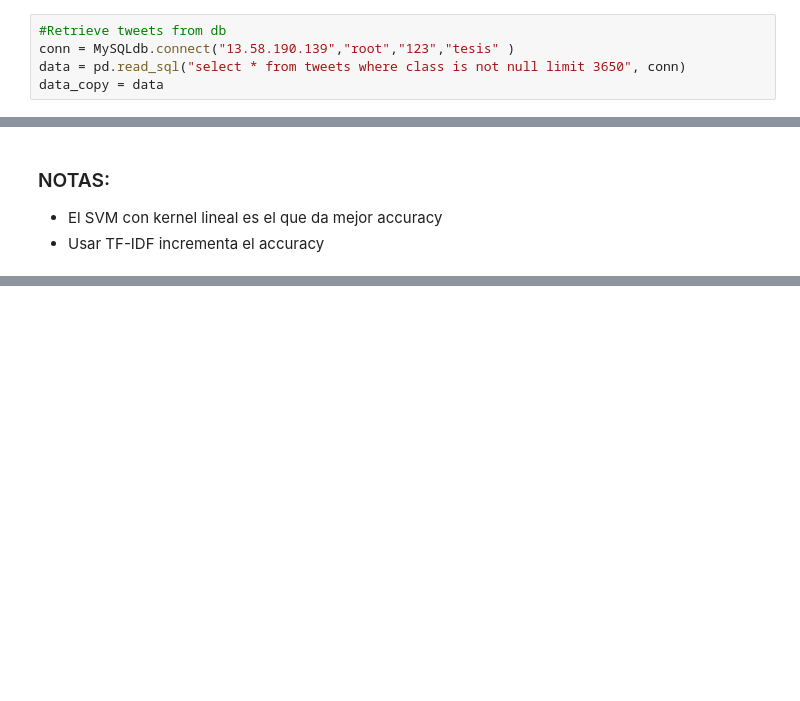
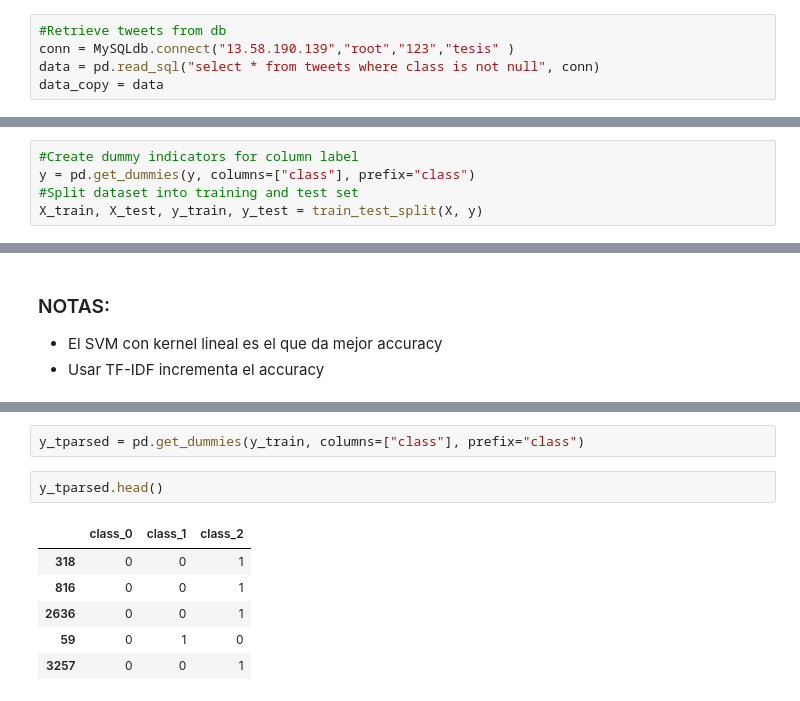
Before and after one commit to montjoile/tesis, a Jupyter notebook: Support Vector Machine.ipynb, the cells around one changed output, grey strips where cells are left out. Cells and saved outputs as stored; diff of their text form; blank space fills up the shorter version.

```diff
--- a/Support Vector Machine.ipynb
+++ b/Support Vector Machine.ipynb
@@ -37,7 +37,7 @@ from sklearn.metrics import classification_report
 # %%
 #Retrieve tweets from db
 conn = MySQLdb.connect("13.58.190.139","root","123","tesis" )
-data = pd.read_sql("select * from tweets where class is not null limit 3650", conn)
+data = pd.read_sql("select * from tweets where class is not null", conn)
 data_copy = data
 # %% [markdown]
 ### Split data:
@@ -51,3 +55,8 @@ X_train, X_test, y_train, y_test = train_test_split(X, y, random_state=42)
+# %%
+#Create dummy indicators for column label
+y = pd.get_dummies(y, columns=["class"], prefix="class")
+#Split dataset into training and test set
+X_train, X_test, y_train, y_test = train_test_split(X, y)
 # %% [markdown]
 ### Import stop words:
 # %%
@@ -218,0 +278,11 @@ classifier_linear.score(X_new_tfidf, y_test)
+# %%
+y_tparsed = pd.get_dummies(y_train, columns=["class"], prefix="class")
+# %%
+y_tparsed.head()
+# %% [output]
+|  | class_0 | class_1 | class_2 |
+| 318 | 0 | 0 | 1 |
+| 816 | 0 | 0 | 1 |
+| 2636 | 0 | 0 | 1 |
+| 59 | 0 | 1 | 0 |
+| 3257 | 0 | 0 | 1 |
```
Also changed, not shown: parts of 8 cells of this notebook, 1 other file.
